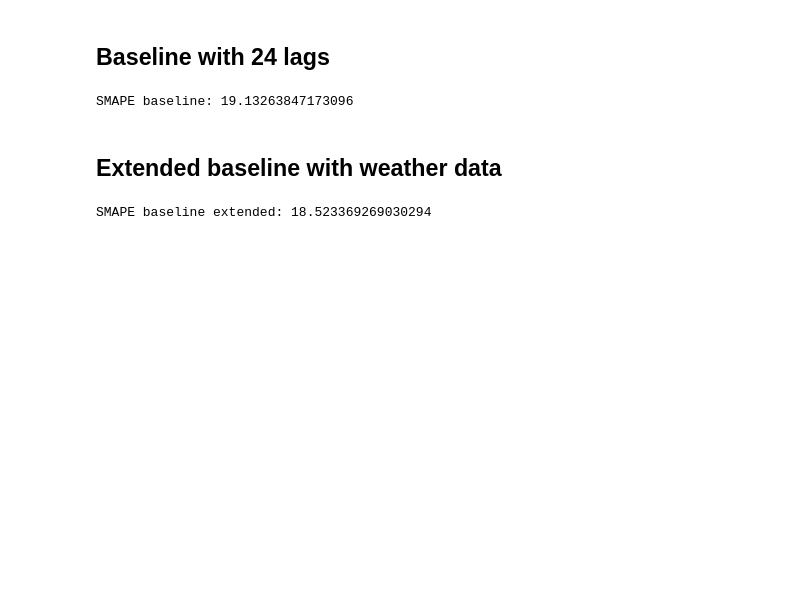
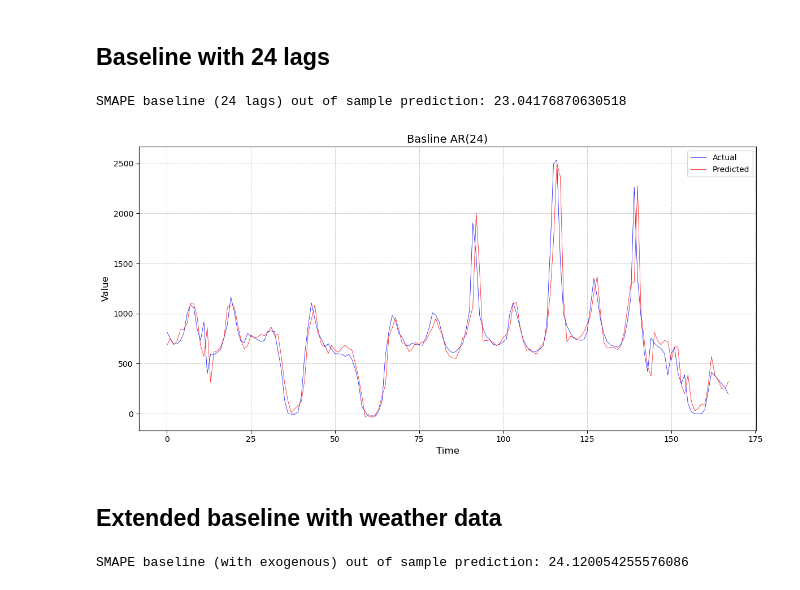
Before and after one commit to peterravn/Seminar-Adv-Finance, a Jupyter notebook: 4. Standard AR model.ipynb, the cells around one changed output. Saved outputs shown, nothing was run; the diff lists cells and outputs as text; code cells hidden in the pictures; blank space fills up the shorter version.

```diff
--- a/4. Standard AR model.ipynb
+++ b/4. Standard AR model.ipynb
@@ -106,18 +72,6 @@ SMAPE baseline: 18.333736337737868
 ## Baseline with 24 lags
 # %%
 p = 24
-
-y_train = data_train[:, 0].reshape(-1, 1)[1::]
-y_test = data_test[:, 0].reshape(-1, 1)[1::]
-
-weather_train = data_train[:, 1:-2][:-1, :]
-weather_test = data_test[:, 1:-2][:-1, :]
-
-hour_dummies_train = sdummy(len(data_train), 24)[:-1, :]
-hour_dummies_test = sdummy(len(data_test), 24)[:-1, :]
-
-all_train = np.concatenate((weather_train, hour_dummies_train), axis=1)
-all_test = np.concatenate((weather_test, hour_dummies_test), axis=1)
 
 
 con = 0
@@ -140,27 +94,17 @@ y_pred = X_test @ Beta
 
 smape_baseline = smape(y_test[p::], y_pred[p::])
 
-print(f'SMAPE baseline: {smape_baseline}')
+print(f'SMAPE baseline (24 lags) out of sample prediction: {smape_baseline}')
 # %% [output]
-SMAPE baseline: 19.13263847173096
+SMAPE baseline (24 lags) out of sample prediction: 23.04176870630518
+# %%
+plot_actual_vs_predicted(y_test, y_pred, "Basline AR(24)")
+# %% [output]
+[figure, added]
 # %% [markdown]
 ## Extended baseline with weather data
 # %%
 p = 1
-
-y_train = data_train[:, 0].reshape(-1, 1)[1::]
-y_test = data_test[:, 0].reshape(-1, 1)[1::]
-
-weather_train = data_train[:, 1:-2][:-1, :]
-weather_test = data_test[:, 1:-2][:-1, :]
-
-hour_dummies_train = sdummy(len(data_train), 24)[:-1, :]
-hour_dummies_test = sdummy(len(data_test), 24)[:-1, :]
-
-all_train = np.concatenate((weather_train, hour_dummies_train), axis=1)
-all_test = np.concatenate((weather_test, hour_dummies_test), axis=1)
-
-
 con = 0
 tr = 0
 # exog = weather_train
@@ -180,6 +124,6 @@ y_pred = X_test[p::, :] @ Beta
 
 smape_baseline_extended = smape(y_test[p::, :] , y_pred)
 
-print(f'SMAPE baseline extended: {smape_baseline_extended}')
+print(f'SMAPE baseline (with exogenous) out of sample prediction: {smape_baseline_extended}')
 # %% [output]
-SMAPE baseline extended: 18.523369269030294
+SMAPE baseline (with exogenous) out of sample prediction: 24.120054255576086
```
Also changed, not shown: parts of 5 cells of this notebook, 2 other files.
